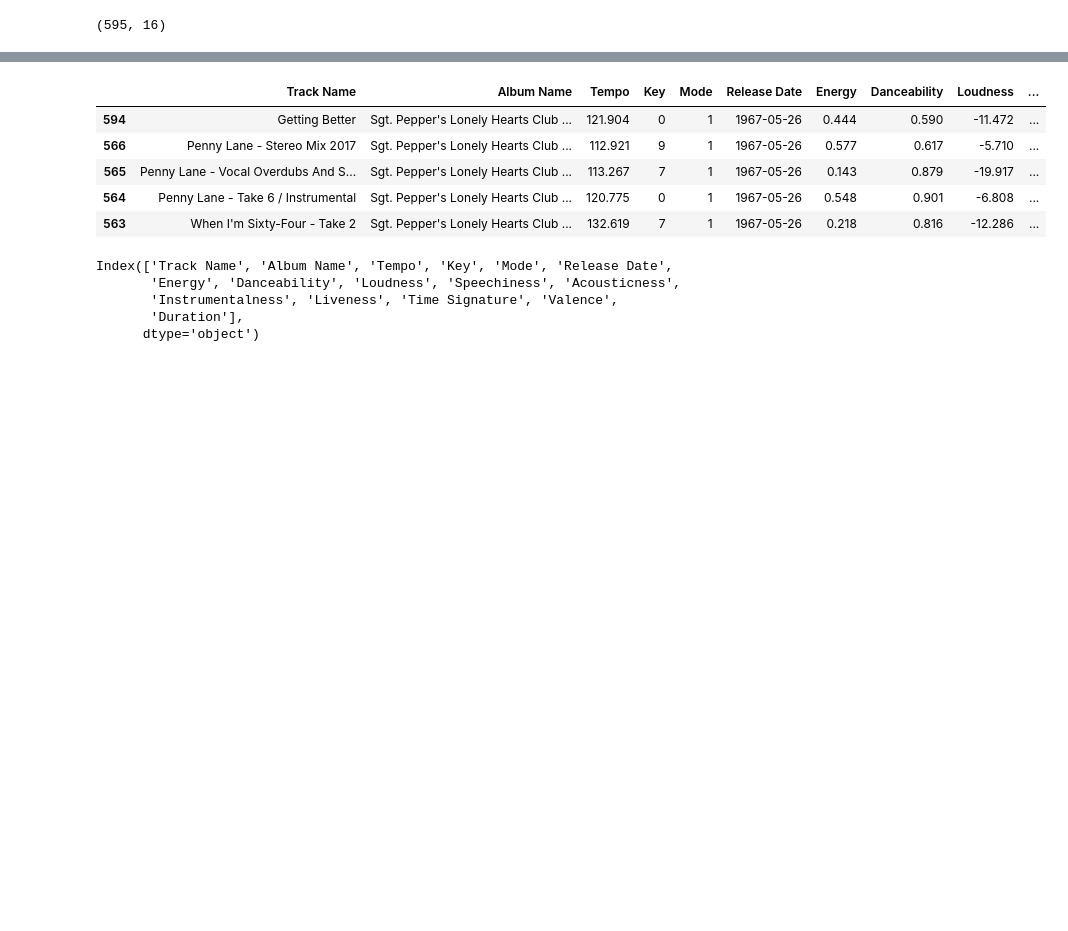
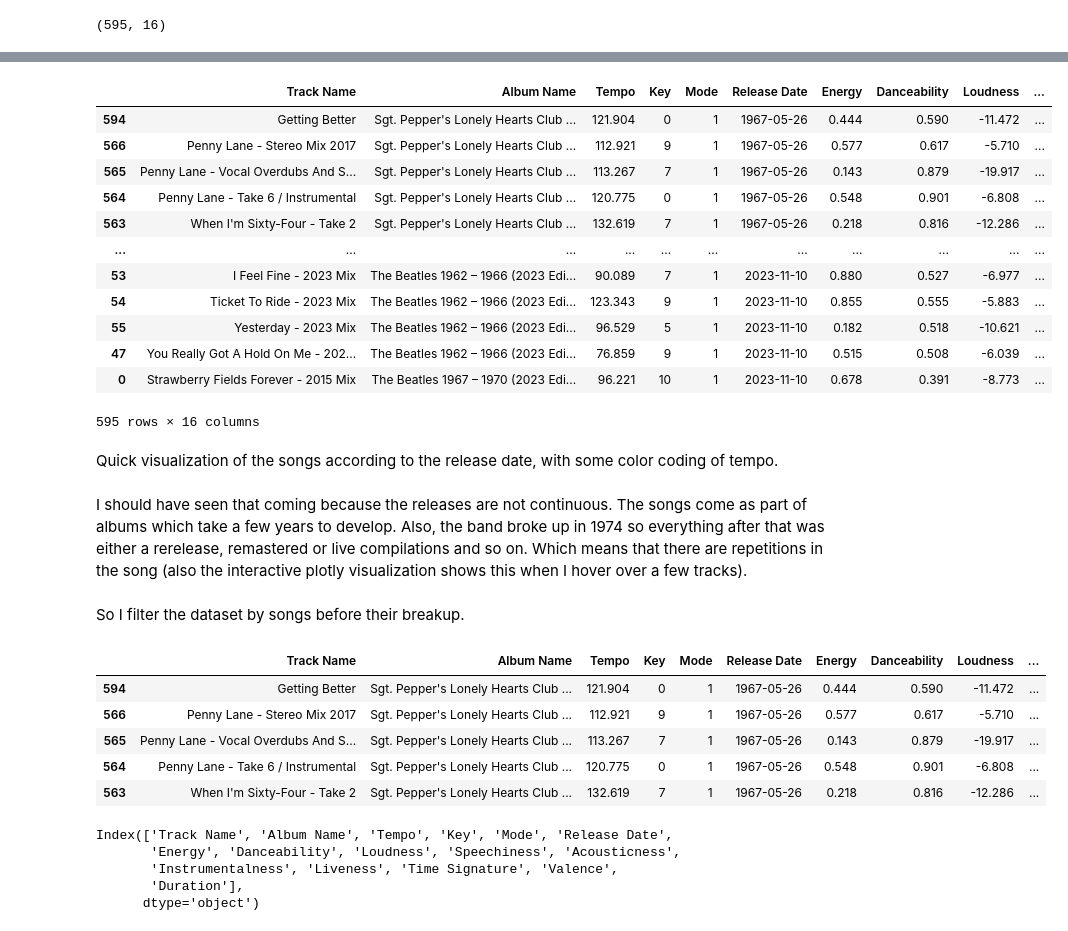
Before and after one commit to surajkarak/beatles, a Jupyter notebook: analysis.ipynb, the cells around one changed output, grey strips where cells are left out. Cells and saved outputs as stored; diff of their text form; code cells hidden in the pictures; blank space fills up the shorter version.

```diff
--- a/analysis.ipynb
+++ b/analysis.ipynb
@@ -13,6 +116,24 @@ df.shape
 # %%
 df['Release Date'] = pd.to_datetime(df['Release Date'])
 df = df.sort_values(by='Release Date')
+# %%
+df
+# %% [output]
+|  | Track Name | Album Name | Tempo | Key | Mode | Release Date | Energy | Danceability | Loudness | ... |
+| 594 | Getting Better | Sgt. Pepper's Lonely Hearts Club ... | 121.904 | 0 | 1 | 1967-05-26 | 0.444 | 0.590 | -11.472 | ... |
+| 566 | Penny Lane - Stereo Mix 2017 | Sgt. Pepper's Lonely Hearts Club ... | 112.921 | 9 | 1 | 1967-05-26 | 0.577 | 0.617 | -5.710 | ... |
+| 565 | Penny Lane - Vocal Overdubs And S... | Sgt. Pepper's Lonely Hearts Club ... | 113.267 | 7 | 1 | 1967-05-26 | 0.143 | 0.879 | -19.917 | ... |
+| 564 | Penny Lane - Take 6 / Instrumental | Sgt. Pepper's Lonely Hearts Club ... | 120.775 | 0 | 1 | 1967-05-26 | 0.548 | 0.901 | -6.808 | ... |
+| 563 | When I'm Sixty-Four - Take 2 | Sgt. Pepper's Lonely Hearts Club ... | 132.619 | 7 | 1 | 1967-05-26 | 0.218 | 0.816 | -12.286 | ... |
+| ... | ... | ... | ... | ... | ... | ... | ... | ... | ... | ... |
+| 53 | I Feel Fine - 2023 Mix | The Beatles 1962 – 1966 (2023 Edi... | 90.089 | 7 | 1 | 2023-11-10 | 0.880 | 0.527 | -6.977 | ... |
+| 54 | Ticket To Ride - 2023 Mix | The Beatles 1962 – 1966 (2023 Edi... | 123.343 | 9 | 1 | 2023-11-10 | 0.855 | 0.555 | -5.883 | ... |
+| 55 | Yesterday - 2023 Mix | The Beatles 1962 – 1966 (2023 Edi... | 96.529 | 5 | 1 | 2023-11-10 | 0.182 | 0.518 | -10.621 | ... |
+| 47 | You Really Got A Hold On Me - 202... | The Beatles 1962 – 1966 (2023 Edi... | 76.859 | 9 | 1 | 2023-11-10 | 0.515 | 0.508 | -6.039 | ... |
+| 0 | Strawberry Fields Forever - 2015 Mix | The Beatles 1967 – 1970 (2023 Edi... | 96.221 | 10 | 1 | 2023-11-10 | 0.678 | 0.391 | -8.773 | ... |
+595 rows × 16 columns
+# %% [markdown]
+Quick visualization of the songs according to the release date, with some color coding of tempo.
 # %%
 fig = px.scatter(df, x='Release Date', y='Tempo', color='Key', hover_name='Track Name',
                  title='Time Series of Tempo and Key based on Release Date',
@@ -24,6 +145,12 @@ fig.update_traces(marker=dict(size=8, opacity=0.7),
 
 # Show the plot
 fig.show()
+# %% [markdown]
+I should have seen that coming because the releases are not continuous. The songs come as part of albums which take a few years to develop.
+Also, the band broke up in 1974 so everything after that was either a rerelease, remastered or live compilations and so on.
+Which means that there are repetitions in the song (also the interactive plotly visualization shows this when I hover over a few tracks).
+# %% [markdown]
+So I filter the dataset by songs before their breakup.
 # %%
 df2 = df[df['Release Date'].dt.year < 1975]
 # %%
```
Also changed, not shown: parts of 23 cells of this notebook, 1 other file.
